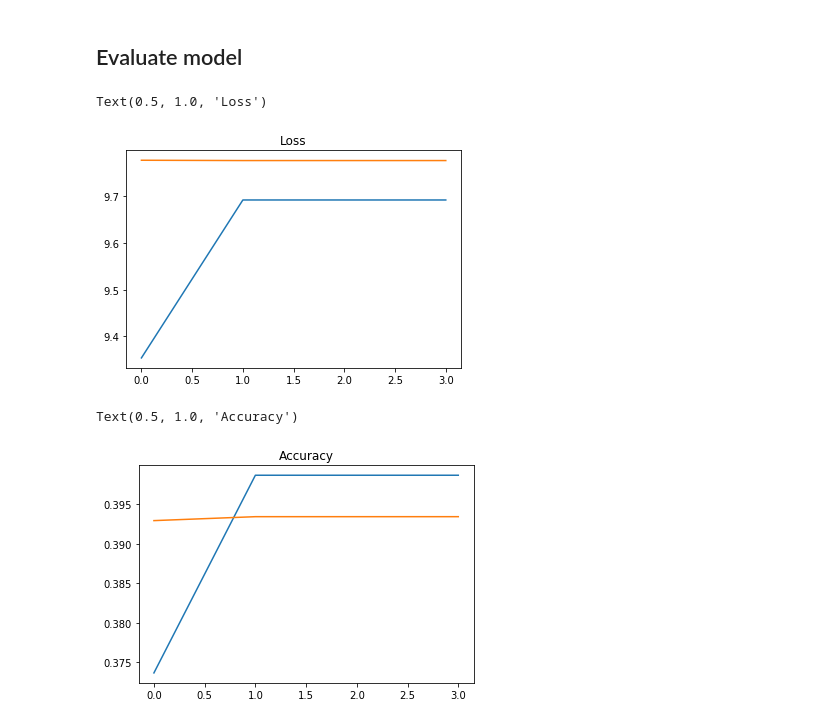
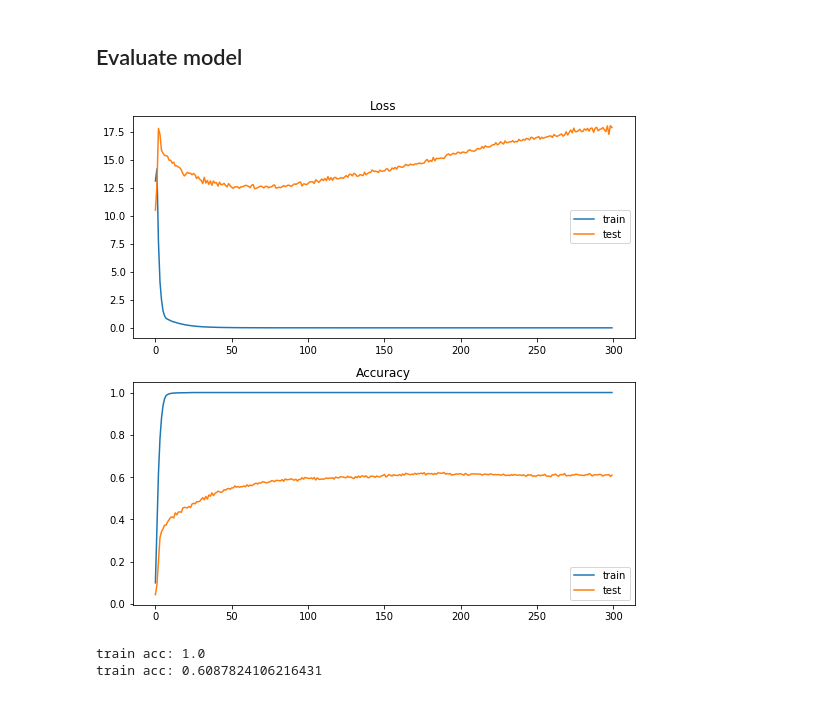
Before and after one commit to jcsokol/CS230-LAI-project-code, a Jupyter notebook: CNN_Global.ipynb, the cells around one changed output. Drawn from its saved outputs; the diff is of its cells as text; code cells hidden in the pictures.

```diff
--- a/CNN_Global.ipynb
+++ b/CNN_Global.ipynb
@@ -93,3 +130,16 @@ print(X_train.shape, Y_train.shape)
+# %%
+# split data into training and test sets
+X_train = X_all_data[:,:int(X_all_data.shape[1]*0.8)]
+X_test = X_all_data[:,int(X_all_data.shape[1]*0.8):]
+Y_train = Y_all_data[:,:int(X_all_data.shape[1]*0.8)]
+Y_test = Y_all_data[:,int(X_all_data.shape[1]*0.8):]
+# convert to correct format for use in keras
+X_train = X_train[:,:,np.newaxis]
+X_train = np.transpose(X_train, (1, 0, 2))
+X_test = X_test[:,:,np.newaxis]
+X_test = np.transpose(X_test, (1, 0, 2))
+Y_train = np.transpose(Y_train, (1, 0))
+Y_test = np.transpose(Y_test, (1, 0))
 # %% [markdown]
 ## Build model
 # %%
@@ -129,8 +229,10 @@ def cnn_cat(shape):
 # %%
 # create model
-model = cnn_cat(X_train.shape[1:])
+model2 = model2(X_train.shape[1])
 # compile model
-model.compile(optimizer='adam', loss='categorical_crossentropy', metrics=['accuracy'])
+adam_optimizer_fn = optimizers.Adam(lr=0.00008)
+model2.compile(optimizer=adam_optimizer_fn, loss=loss_fn, metrics=['accuracy'])
 # summarize model
-model.summary()
+model2.summary()
+print('Learning rate = ' + str(K.eval(model2.optimizer.lr)))
 # %% [output]
@@ -154,6 +256,5 @@ _________________________________________________________________
 # %% [markdown]
 ## Train model
 # %%
-history=model.fit(X_train, Y_train, epochs = 4, batch_size = 128,
-                  validation_data=(X_test, Y_test))
+history = model2.fit(X_train, Y_train, validation_data = (X_test, Y_test), epochs = 300, batch_size = 32)
 # %% [output]
@@ -169,16 +278,2 @@ Epoch 4/4
 # %% [markdown]
 ## Evaluate model
-# %%
-plt.plot(history.history['loss'], label='train')
-plt.plot(history.history['val_loss'], label='test')
-plt.title('Loss')
-# %% [output]
-Text(0.5, 1.0, 'Loss')
-[figure, removed]
-# %%
-plt.plot(history.history['acc'], label='train')
-plt.plot(history.history['val_acc'], label='test')
-plt.title('Accuracy')
-# %% [output]
-Text(0.5, 1.0, 'Accuracy')
-[figure, removed]
@@ -190,0 +280,24 @@ pd.DataFrame(result, index=[k for k,v in sorted(classes.items(), key=lambda x:x[
+# %%
+# 1) create loss and accuracy plots
+_, train_acc = model2.evaluate(X_train, Y_train, verbose=0)
+_, test_acc = model2.evaluate(X_test, Y_test, verbose=0)
+# 1.1) plot loss during training
+pyplot.figure(1, (9,9))
+pyplot.subplot(211)
+pyplot.title('Loss')
+pyplot.plot(history.history['loss'], label='train')
+pyplot.plot(history.history['val_loss'], label='test')
+pyplot.legend()
+# 1.2) plot accuracy during training
+pyplot.subplot(212)
+pyplot.title('Accuracy')
+pyplot.plot(history.history['accuracy'], label='train')
+pyplot.plot(history.history['val_accuracy'], label='test')
+pyplot.legend()
+pyplot.show()
+print('train acc:', train_acc)
+print('train acc:', test_acc)
+# %% [output]
+[figure, added]
+train acc: 1.0
+train acc: 0.6087824106216431
```
Also changed, not shown: parts of 19 cells of this notebook.
